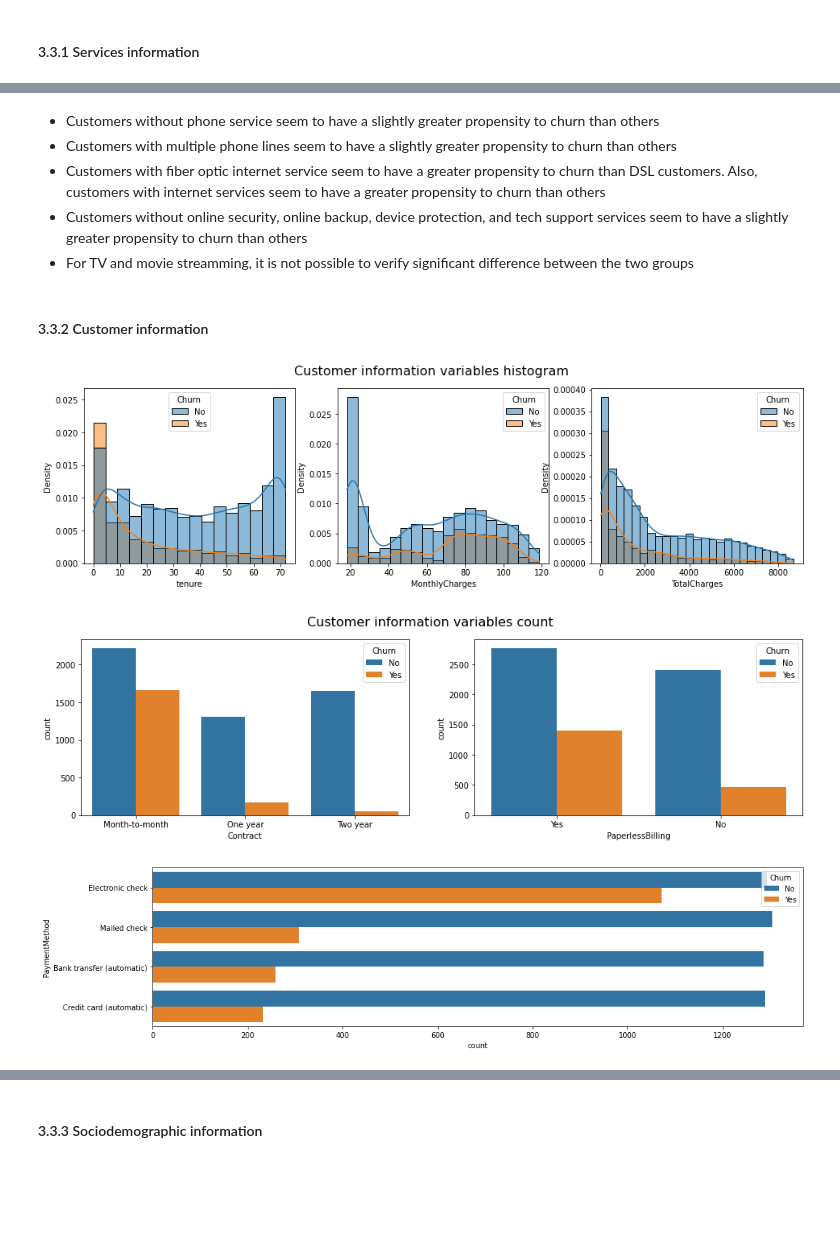
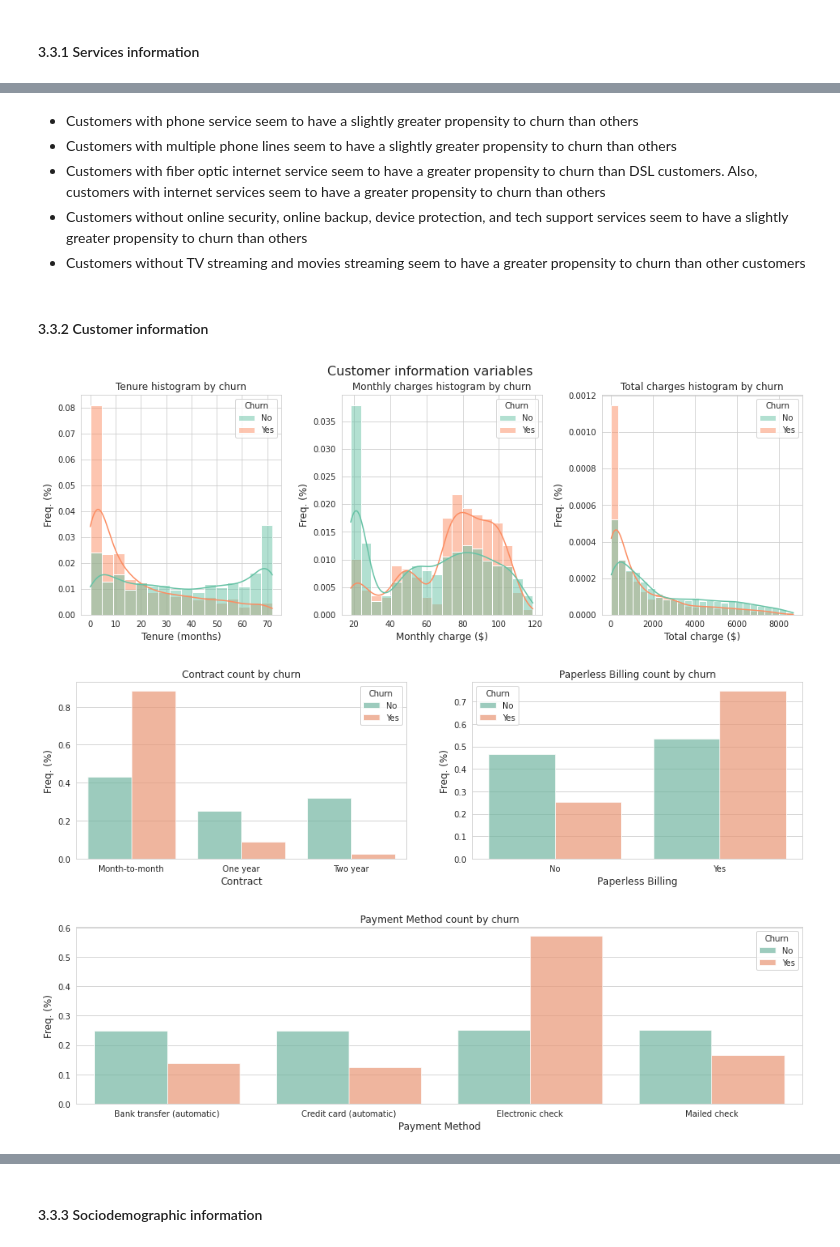
Before and after one commit to manuelcalcada/Telco-Customer-Churn, a Jupyter notebook: 1. EDA/Telco_churn - EDA.ipynb, the cells around one changed output, grey strips where cells are left out. Saved outputs shown, nothing was run; the diff lists cells and outputs as text; code cells hidden in the pictures; blank space fills up the shorter version.

```diff
--- a/1. EDA/Telco_churn - EDA.ipynb
+++ b/1. EDA/Telco_churn - EDA.ipynb
@@ -153,6 +151,8 @@ from google.colab import drive
 pd.options.display.max_columns = None
 np.random.seed(10)
 seed = 10
+sns.set_palette("Set2")
+sns.set_style("whitegrid")
 # %% [markdown]
 ## 2. Data gathering
 # %% [markdown]
@@ -164,5 +164,5 @@ Drive already mounted at /content/drive/; to attempt to forcibly remount, call d
 # %%
-data = pd.read_csv('/content/drive/MyDrive/CHURN/Data/Telco_churn_data.csv', sep = ',') # reading data from csv
+data = pd.read_csv('/content/drive/MyDrive/Kaggle studies/1. Telco Customer Churn/Data/Telco_churn_data.csv', sep = ',') # reading data from csv
 data.head() # show first 5 lines
 # %% [output]
 |  | customerID | gender | SeniorCitizen | Partner | Dependents | tenure | PhoneService | MultipleLines | ... |
@@ -604,27 +651,59 @@ plt.show()
 # %% [markdown]
- - Customers without phone service seem to have a slightly greater propensity to churn than others
+ - Customers with phone service seem to have a slightly greater propensity to churn than others
  - Customers with multiple phone lines seem to have a slightly greater propensity to churn than others
  - Customers with fiber optic internet service seem to have a greater propensity to churn than DSL customers. Also, customers with internet services seem to have a greater propensity to churn than others
  - Customers without online security, online backup, device protection, and tech support services seem to have a slightly greater propensity to churn than others
- - For TV and movie streamming, it is not possible to verify significant difference between the two groups
+ - Customers without TV streaming and movies streaming seem to have a greater propensity to churn than other customers
 # %% [markdown]
 #### 3.3.2 Customer information
 # %%
-fig, axs = plt.subplots(1, 3, figsize=(16, 4))
-sns.histplot(data=data, x="tenure", kde=True, ax=axs[0], hue=data.Churn, stat="density")
-sns.histplot(data=data, x="MonthlyCharges", kde=True, ax=axs[1], hue=data.Churn, stat="density")
-sns.histplot(data=data, x="TotalCharges", kde=True, ax=axs[2], hue=data.Churn, stat="density")
-fig.suptitle('Customer information variables histogram', fontsize=16)
+fig, axs = plt.subplots(1, 3, figsize=(16, 5))
+ax1 = sns.histplot(data=data, x="tenure", kde=True, ax=axs[0], hue=data.Churn, stat="density", common_norm = False)
+ax1.title.set_text('Tenure histogram by churn')
+ax1.set_xlabel('Tenure (months)', fontsize=12)
+ax1.set_ylabel('Freq. (%)', fontsize=12)
+
+ax1 = sns.histplot(data=data, x="MonthlyCharges", kde=True, ax=axs[1], hue=data.Churn, stat="density", common_norm = False)
+ax1.title.set_text('Monthly charges histogram by churn')
+ax1.set_xlabel('Monthly charge ($)', fontsize=12)
+ax1.set_ylabel('Freq. (%)', fontsize=12)
+
+ax1 = sns.histplot(data=data, x="TotalCharges", kde=True, ax=axs[2], hue=data.Churn, stat="density", common_norm = False)
+ax1.title.set_text('Total charges histogram by churn')
+ax1.set_xlabel('Total charge ($)', fontsize=12)
+ax1.set_ylabel('Freq. (%)', fontsize=12)
+
+fig.suptitle('Customer information variables', fontsize=16)
+fig.subplots_adjust(hspace=.8, wspace=.3)
+
 fig, axs = plt.subplots(1, 2, figsize=(16, 4))
-sns.countplot(data=data, x="Contract", ax=axs[0], hue=data.Churn)
-sns.countplot(data=data, x="PaperlessBilling", ax=axs[1], hue=data.Churn)
-fig.suptitle('Customer information variables count', fontsize=16)
+freq = (data.groupby(['Contract','Churn']).size() / data.groupby(['Churn']).size()).reset_index().rename({0:'Frequência'}, axis=1)
+ax1 = sns.barplot(x='Contract', hue='Churn', y='Frequência', data=freq, alpha=0.7, ax=axs[0])
+ax1.title.set_text('Contract count by churn')
+ax1.set_xlabel('Contract', fontsize=12)
+ax1.set_ylabel('Freq. (%)', fontsize=12)
+
+freq = (data.groupby(['PaperlessBilling','Churn']).size() / data.groupby(['Churn']).size()).reset_index().rename({0:'Frequência'}, axis=1)
+ax1 = sns.barplot(x='PaperlessBilling', hue='Churn', y='Frequência', data=freq, alpha=0.7, ax=axs[1])
+ax1.title.set_text('Paperless Billing count by churn')
+ax1.set_xlabel('Paperless Billing', fontsize=12)
+ax1.set_ylabel('Freq. (%)', fontsize=12)
+
+fig.subplots_adjust(hspace=.5)
+
 fig, axs = plt.subplots(1, 1, figsize=(16, 4))
-sns.countplot(data=data, y="PaymentMethod", hue=data.Churn)
+freq = (data.groupby(['PaymentMethod','Churn']).size() / data.groupby(['Churn']).size()).reset_index().rename({0:'Frequência'}, axis=1)
+ax1 = sns.barplot(x='PaymentMethod', hue='Churn', y='Frequência', data=freq, alpha=0.7)
+ax1.title.set_text('Payment Method count by churn')
+ax1.set_xlabel('Payment Method', fontsize=12)
+ax1.set_ylabel('Freq. (%)', fontsize=12)
+
+
+fig.subplots_adjust(hspace=.5)
 plt.show()
 # %% [output]
-[figure, old version]
+[figure, new version]
-[figure, old version]
+[figure, new version]
-[figure, old version]
+[figure, new version]
 # %% [markdown]
 - Customers with less tenure seem to have a greater propensity to churn than others
```
Also changed, not shown: parts of 12 cells of this notebook.
